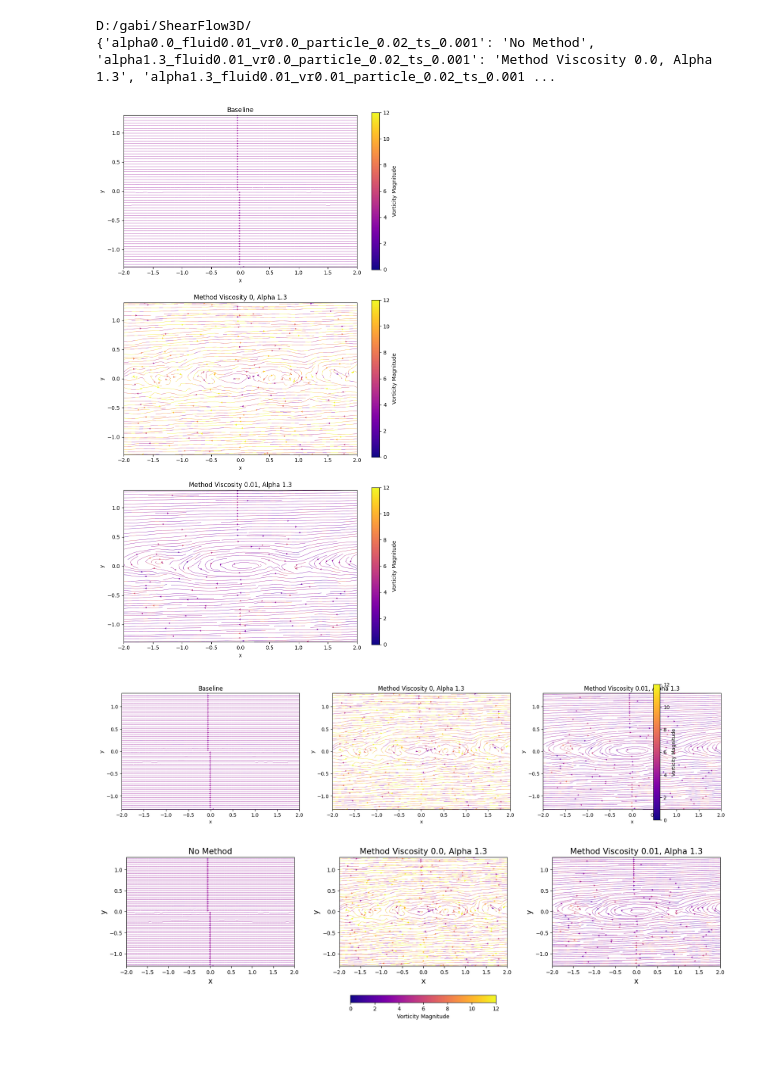
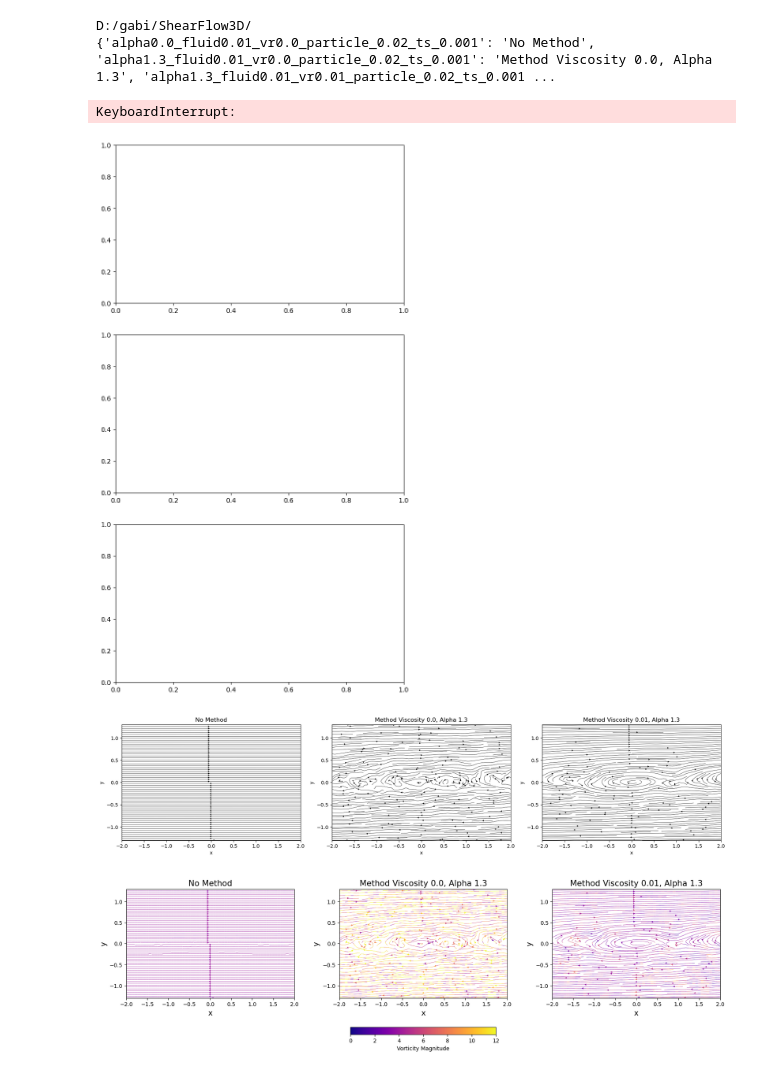
Before and after one commit to gabiileticia/analysis, a Jupyter notebook: final_notebook.ipynb, the cells around one changed output. Saved outputs shown, nothing was run; the diff lists cells and outputs as text; code cells hidden in the pictures.

```diff
--- a/final_notebook.ipynb
+++ b/final_notebook.ipynb
@@ -692,0 +993,38 @@ plt.show()
+# %%
+begin = 1
+end = 204
+time = [i / 25 for i in range(end - begin)]
+
+total_energy_cylinder = {}
+enstrophy_dict_cylinder = {}
+
+for folder in folders:
+    full_path = folder_path + folder + '/'
+    files = os.listdir(full_path)
+
+    ls_total_energy = []
+    enstrophy = []
+    for i in range(begin,end):
+        file = 'ParticleData_Fluid_{}.vtk'.format(i)
+
+        mesh = meshio.read(full_path + file)
+        positions = mesh.points
+
+        h = mesh.points[:,1]
+        velocity = mesh.point_data['velocity']
+        vorticity = mesh.point_data['vorticity_corrected_end']
+        mass = mesh.point_data['density'] * 0.8 * 0.05 * 0.05 * 0.05
+
+        number_particles = len(h)
+        if number_particles > 0:
+            aux_pot_energy = np.sum(mass * h * 9.81)
+            aux_kin_energy = np.sum((mass * norm(velocity, axis=1)**2) / 2)
+            ls_total_energy.append((aux_kin_energy + aux_pot_energy))
+#             ls_total_energy.append((aux_kin_energy))
+            aux_kin_ens = np.sum((norm(vorticity, axis=1)**2) / 2)
+            enstrophy.append(aux_kin_ens)
+#         else:
+#             ls_total_energy.append(0)
+    enstrophy_dict_cylinder[folder] = enstrophy
+    total_energy_cylinder[folder] = ls_total_energy
+#     ax1.plot(time, ls_total_energy, label="{}".format(folder))
@@ -841,36 +1239,38 @@ for i, folder in enumerate(folders.keys()):
     ax = axes[i]
 
     # --- STREAMPLOT COLORED BY VORTICITY ---
     strm = ax.streamplot(
         X, Y, VX, VY,
-        color=VORT,               # << color by vorticity
-        cmap='plasma',             # or 'viridis', 'plasma', etc.
+        color='k',
+        # color=VORT,               # << color by vorticity
+        # cmap='plasma',             # or 'viridis', 'plasma', etc.
         linewidth=0.5,
         density=2.0,
         arrowsize=0.6,
         norm=norm_color
     )
 
     # Add colorbar
     cbar = fig.colorbar(strm.lines, ax=ax)
     cbar.set_label("Vorticity Magnitude")
 
     ax.set_title(f"{folders[folder]}")
     ax.set_xlabel("x")
     ax.set_ylabel("y")
     ax.set_xlim(x_min, x_max)
     ax.set_ylim(y_min, y_max)
     ax.set_aspect('equal', adjustable='box')
 
 # Adjust the layout to make space for the colorbar (if needed)
 fig.subplots_adjust(right=2.0)
 
 plt.savefig('shearflow.png', dpi=300, bbox_inches="tight")
 
 plt.tight_layout()
 plt.show()
 # %% [output]
+KeyboardInterrupt:
-[figure, old version]
+[figure, new version]
 # %%
 from matplotlib.colors import Normalize
 import matplotlib.pyplot as plt
@@ -924,8 +1324,9 @@ for i, folder in enumerate(folders.keys()):
     # --- STREAMPLOT COLORED BY VORTICITY ---
     strm = ax.streamplot(
         X, Y, VX, VY,
-        color=VORT,
-        cmap='plasma',
+        color='k',
+        # color=VORT,
+        # cmap='plasma',
         linewidth=0.5,
         density=2.0,
         arrowsize=0.6,
@@ -940,11 +1341,11 @@ for i, folder in enumerate(folders.keys()):
     ax.set_aspect('equal', adjustable='box')
 
 # Add a single colorbar for all subplots
-cbar = fig.colorbar(strm.lines, ax=axes, orientation='vertical', fraction=0.02, pad=0.04)
-cbar.set_label("Vorticity Magnitude")
+# cbar = fig.colorbar(strm.lines, ax=axes, orientation='vertical', fraction=0.02, pad=0.04)
+# cbar.set_label("Vorticity Magnitude")
 
 plt.tight_layout()
 plt.savefig('shearflow2.png', dpi=300, bbox_inches="tight")
 plt.show()
 # %% [output]
-[figure, old version]
+[figure, new version]
```
Also changed, not shown: parts of 48 cells of this notebook, 1 other file.
